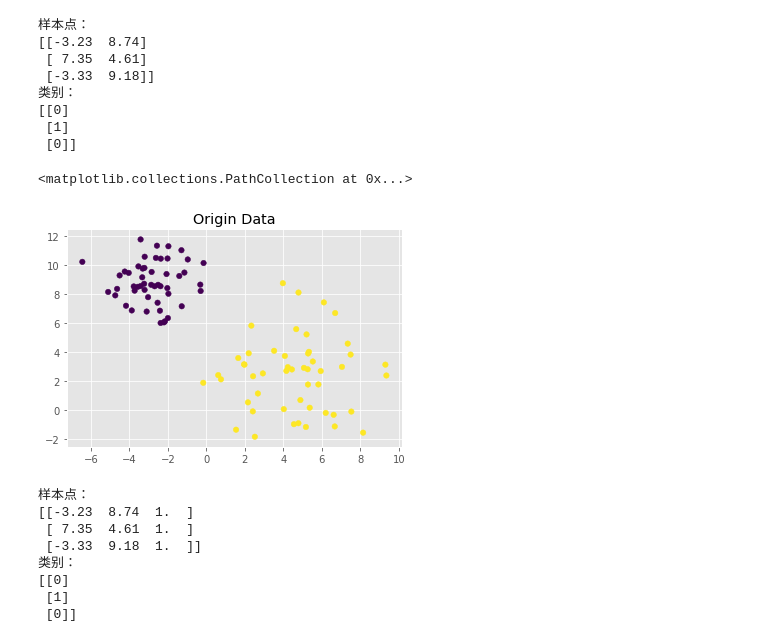
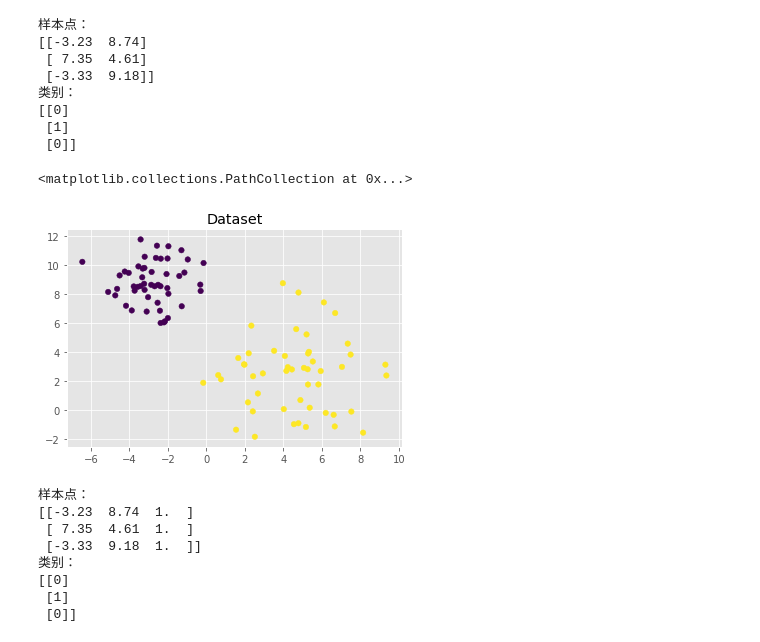
Before and after one commit to Heisenberg0391/UnderstandDeepLearning, a Jupyter notebook: 梯度下降.ipynb, the cells around one changed output. Cells and saved outputs as stored; diff of their text form; code cells hidden in the pictures.

```diff
--- a/梯度下降.ipynb
+++ b/梯度下降.ipynb
@@ -48,35 +47,35 @@ epochs = 100
 alpha = 0.01
 # 输出小数点后位数
 np.set_printoptions(precision=2)
 
 # 生成n_samples个点的N分类问题，类别数=centers
 # X是样本点, y是对应类别
 # 其中每个数据点都是一个n_features维的向量
 # cluster_std是聚类标准差, 按照先后顺序控制每个类样本的聚合度，越大越密集
 (X, y) = make_blobs(n_samples=100, n_features=2, centers=2,
                     cluster_std=[1.5, 2.5], random_state=42)
 
 # 从行向量变成列向量，因为样本点X是列向量
 y = y.reshape((y.shape[0], 1))
 
 print('样本点：\n{}'.format(X[0:3]))
 print('类别：\n{}'.format(y[0:3]))
 # 绘制分类数据
 plt.style.use("ggplot")
 plt.figure()
-plt.title("Origin Data")
+plt.title("Dataset")
 plt.scatter(X[:, 0], X[:, 1], marker="o", c= np.squeeze(y), s= 30)
 # %% [output]
 样本点：
 [[-3.23  8.74]
  [ 7.35  4.61]
  [-3.33  9.18]]
 类别：
 [[0]
  [1]
  [0]]
 <matplotlib.collections.PathCollection at 0x...>
-[figure, old version]
+[figure, new version]
 # %%
 # 在W最后插入一列1将W和b合并
 # 在X每个数据点后增加一项表示偏置（初始化为1）
```
Also changed, not shown: parts of 5 cells of this notebook.
